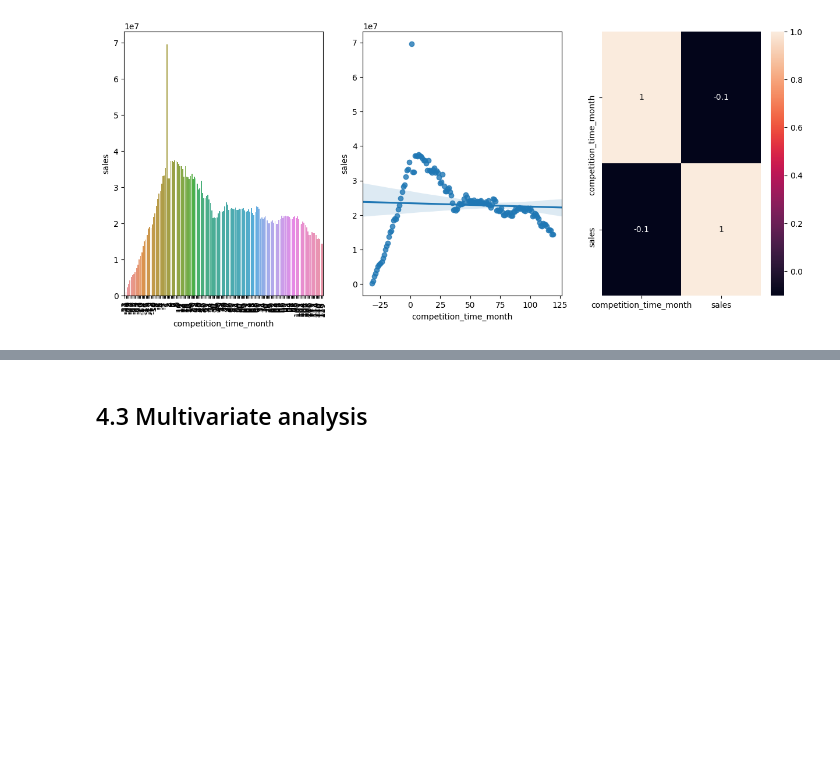
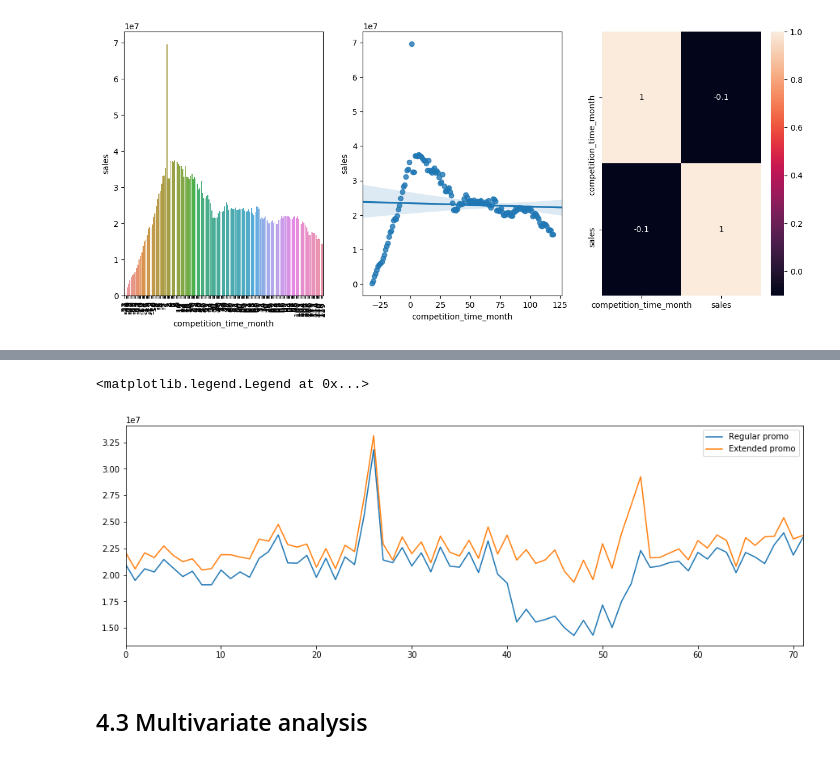
Before and after one commit to mmuriloj/Rossmann-Store-Sales, a Jupyter notebook: m04_v01_salesPrediction.ipynb, the cells around one changed output, grey strips where cells are left out. Saved outputs shown, nothing was run; the diff lists cells and outputs as text; code cells hidden in the pictures; blank space fills up the shorter version.

```diff
--- a/m04_v01_salesPrediction.ipynb
+++ b/m04_v01_salesPrediction.ipynb
@@ -452,2 +501,13 @@ sns.heatmap(aux1.corr(method='pearson'), annot=True);
+# %%
+aux1 = df4[(df4['promo'] == 1) & (df4['promo2'] == 1)][['year_week', 'sales']].groupby('year_week').sum().reset_index()
+ax = aux1.plot()
+
+aux2 = df4[(df4['promo'] == 1) & (df4['promo2'] == 0)][['year_week', 'sales']].groupby('year_week').sum().reset_index()
+aux2.plot(ax = ax)
+
+ax.legend(['Regular promo', 'Extended promo'])
+# %% [output]
+<matplotlib.legend.Legend at 0x...>
+[figure, added]
 # %% [markdown]
 ## 4.3 Multivariate analysis
```
Also changed, not shown: parts of 14 cells of this notebook.
